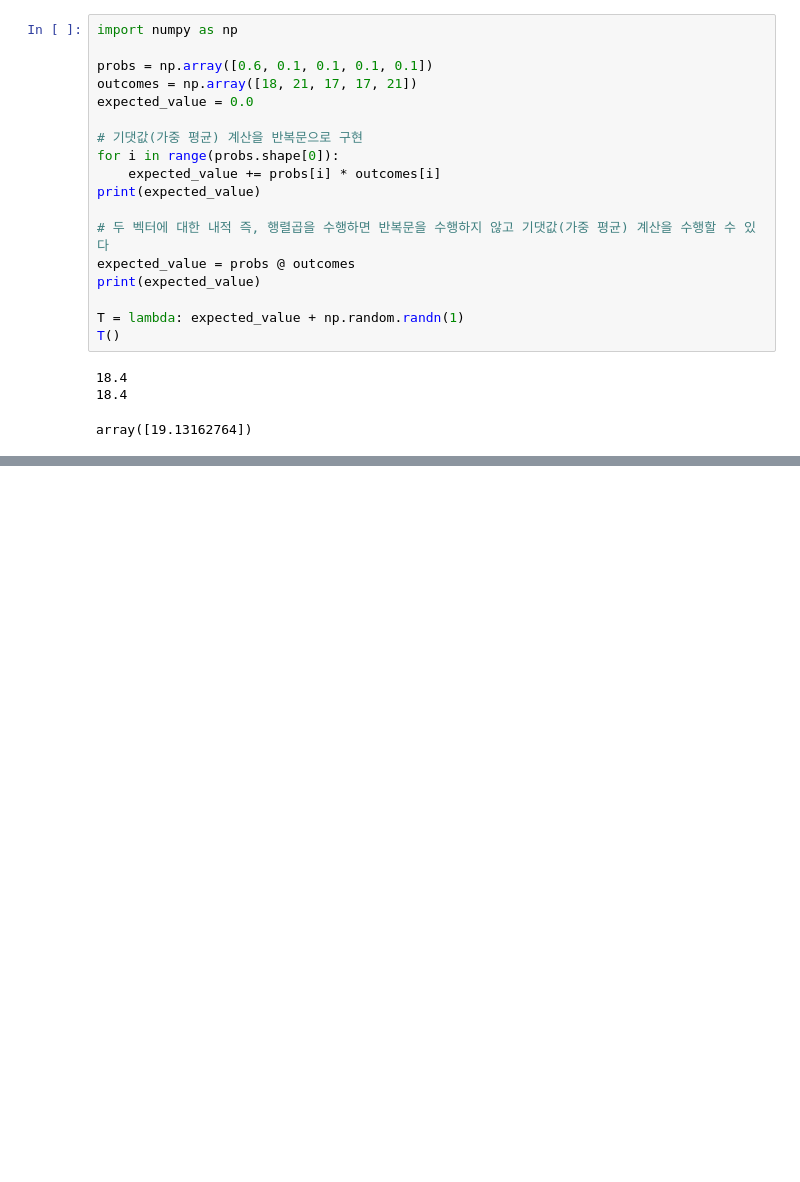
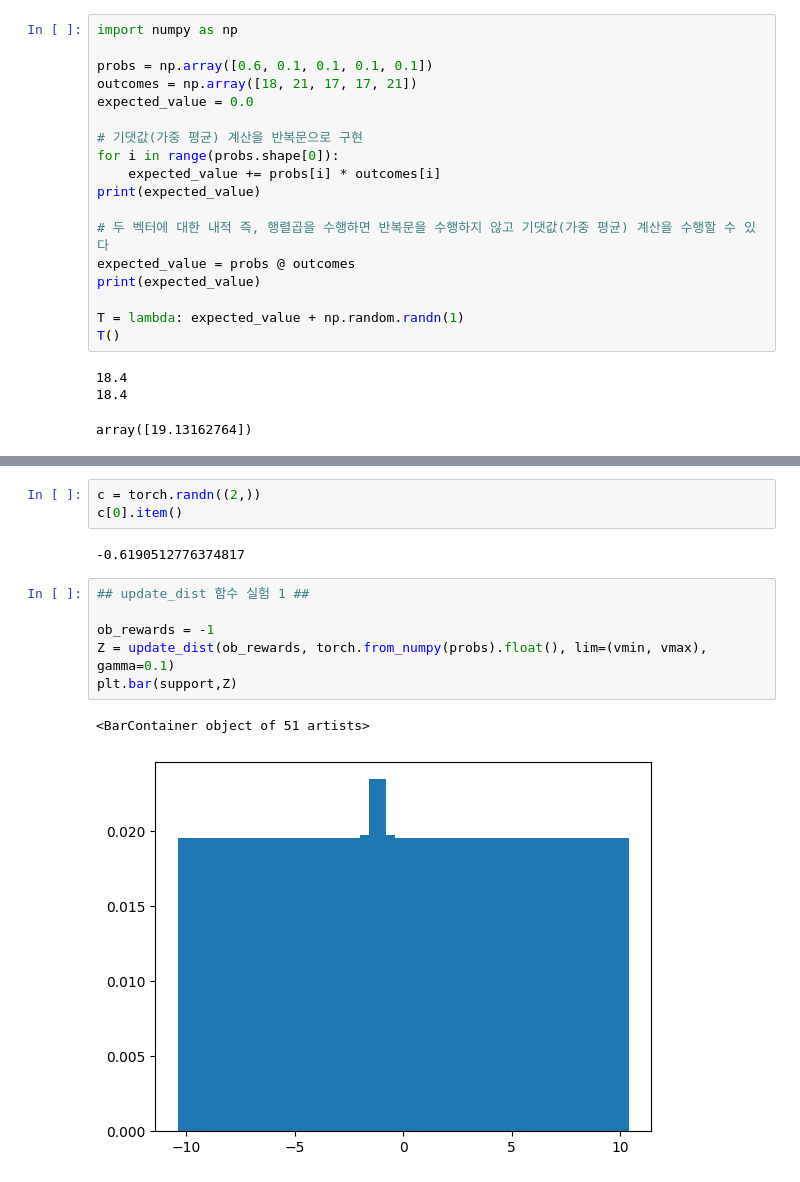
Before and after one commit to ElesisCarbyne/forReinf, a Jupyter notebook: tuorial/chapter07-1.ipynb, the cells around one changed output, grey strips where cells are left out. Cells and saved outputs as stored; diff of their text form; blank space fills up the shorter version.

```diff
--- a/tuorial/chapter07-1.ipynb
+++ b/tuorial/chapter07-1.ipynb
@@ -83,0 +175,14 @@ def update_dist(r, probs, lim=(-10.0, 10.0), gamma=0.8):
+# %%
+c = torch.randn((2,))
+c[0].item()
+# %% [output]
+-0.6190512776374817
+# %%
+## update_dist 함수 실험 1 ##
+
+ob_rewards = -1
+Z = update_dist(ob_rewards, torch.from_numpy(probs).float(), lim=(vmin, vmax), gamma=0.1)
+plt.bar(support,Z)
+# %% [output]
+<BarContainer object of 51 artists>
+[figure, added]
```
Also changed, not shown: parts of 5 cells of this notebook.
